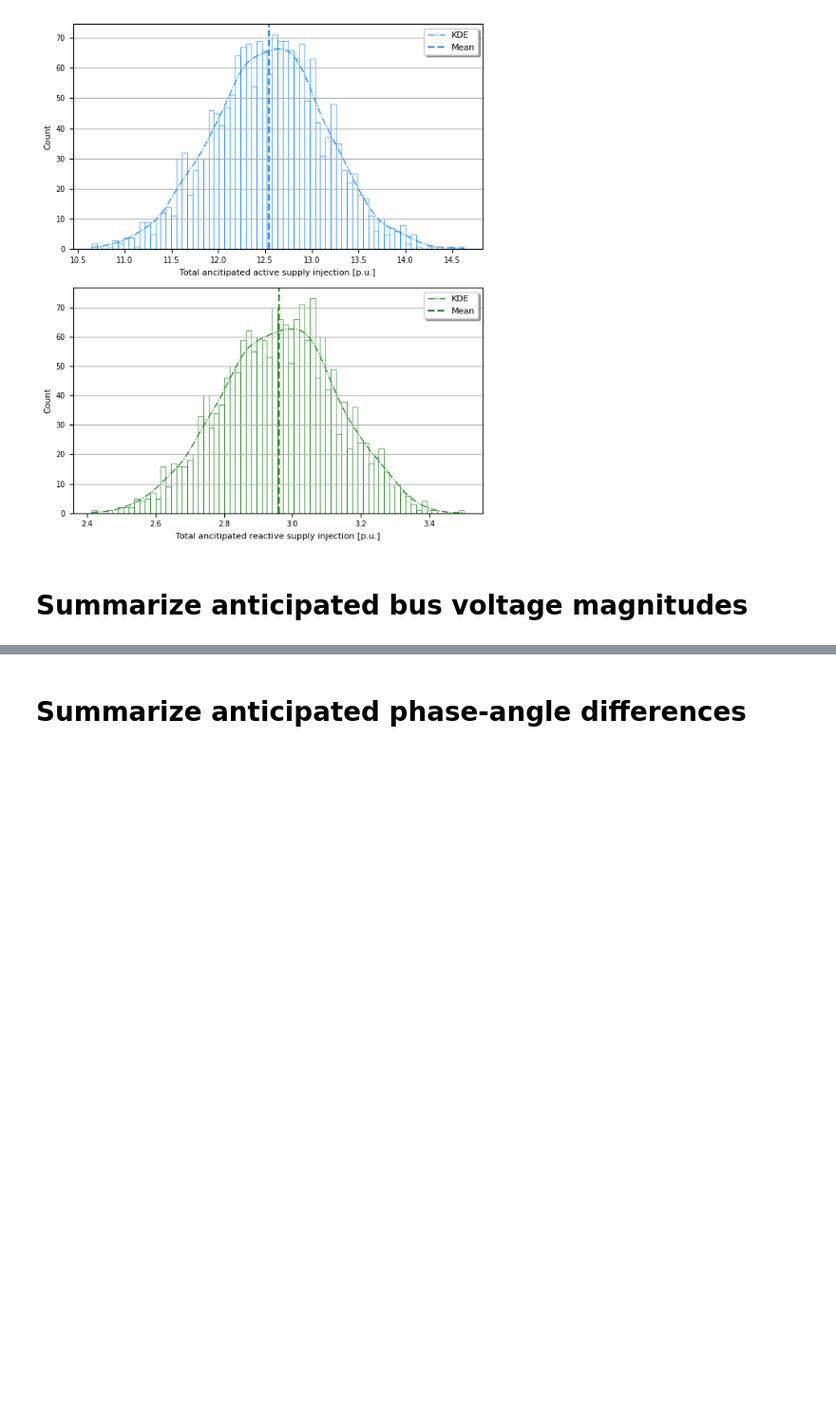
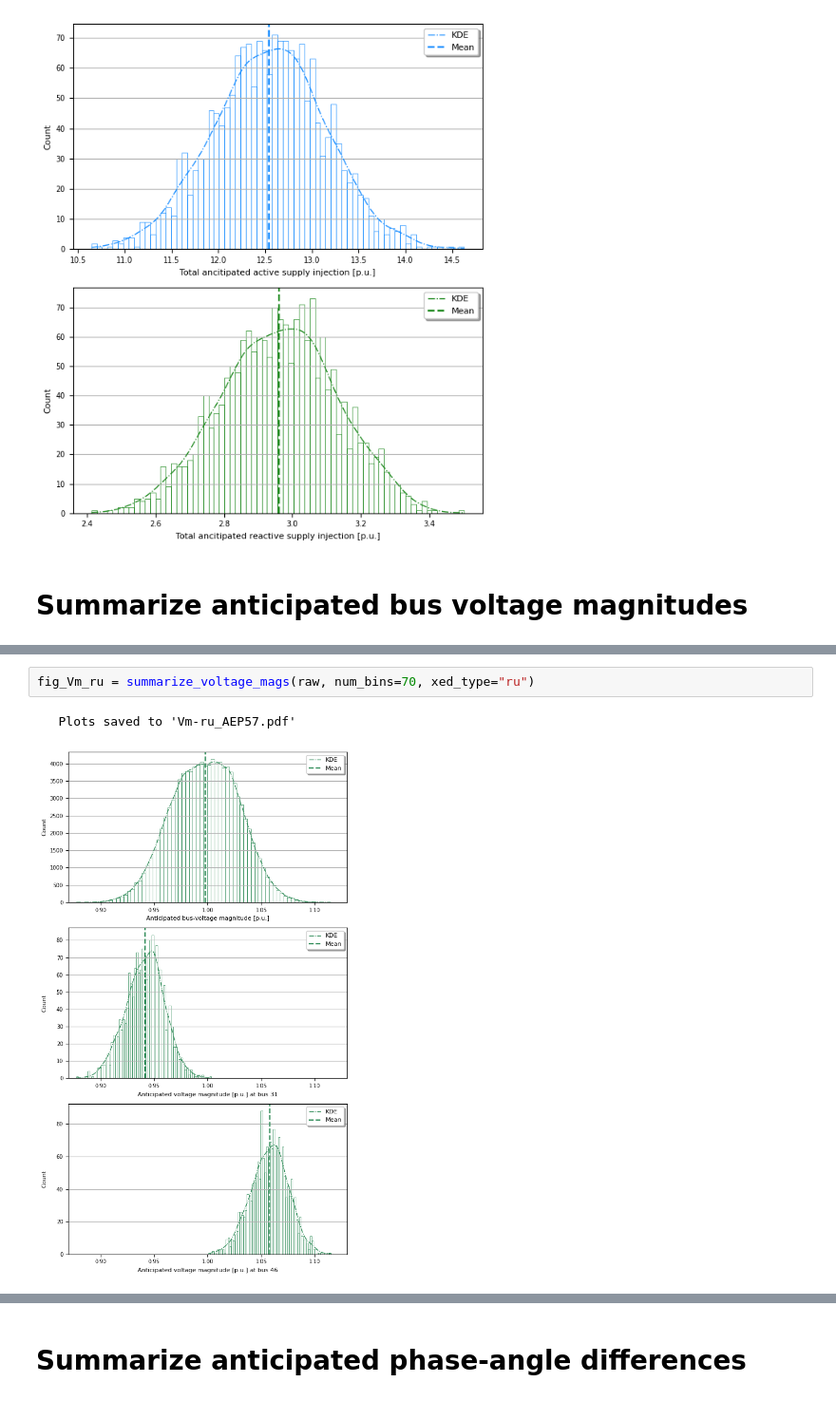
Before and after one commit to christian-cahig/Masterarbeit-DemoApps, a Jupyter notebook: prob-analysis/summarize.ipynb, the cells around one changed output, grey strips where cells are left out. Shown at 95% size. Cells and saved outputs as stored; diff of their text form; blank space fills up the shorter version.

```diff
--- a/prob-analysis/summarize.ipynb
+++ b/prob-analysis/summarize.ipynb
@@ -117,0 +202,5 @@ fig_PuQu_rr = summarize_supply_injections(raw, num_bins=70, xed_type="rr")
+# %%
+fig_Vm_ru = summarize_voltage_mags(raw, num_bins=70, xed_type="ru")
+# %% [output]
+   Plots saved to 'Vm-ru_AEP57.pdf'
+[figure, added]
```
Also changed, not shown: parts of 10 cells of this notebook, 1 other file.
